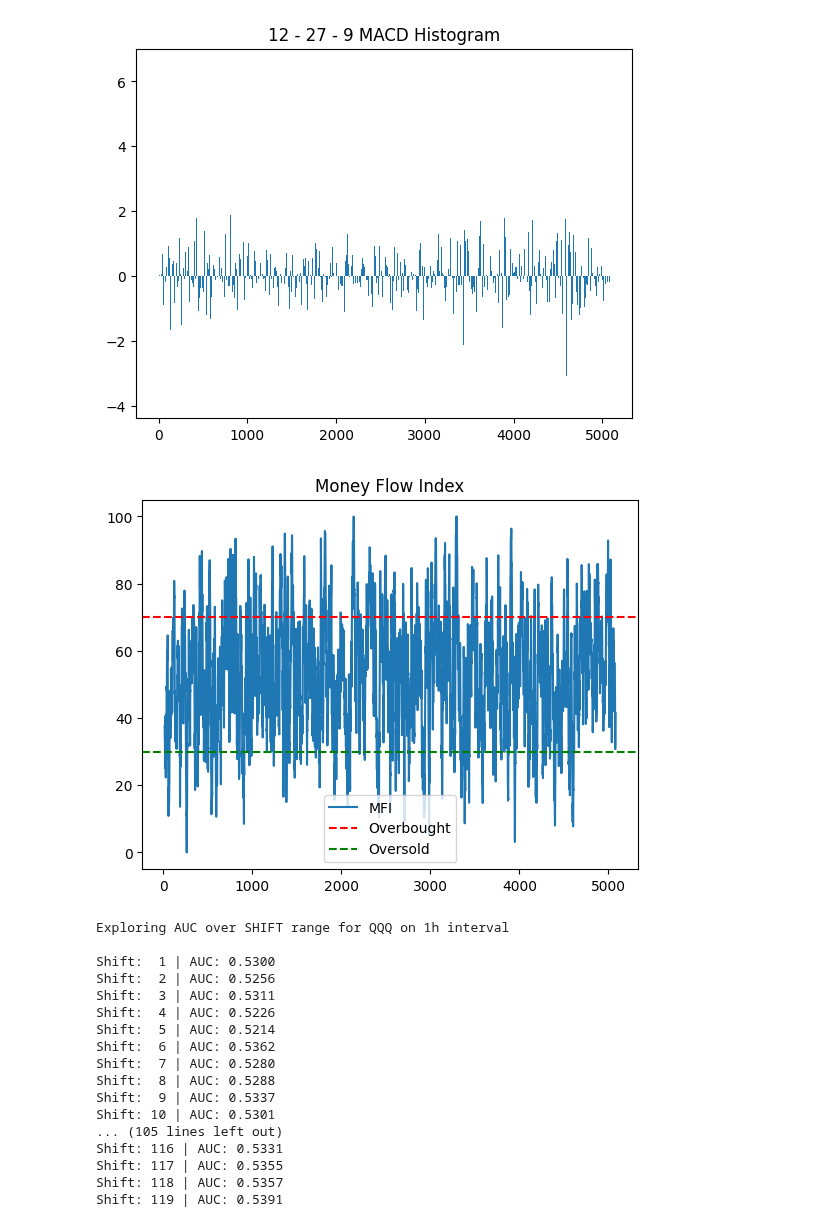
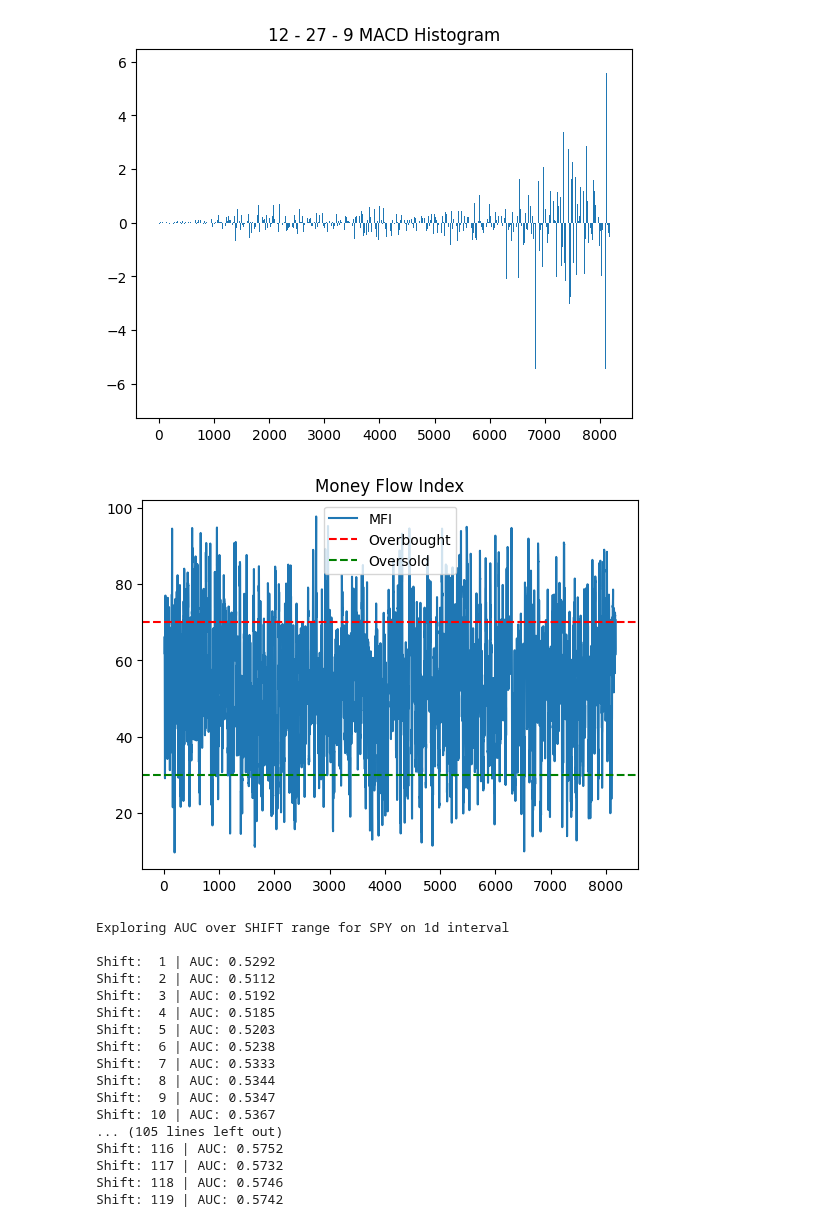
Before and after one commit to franciskamande-ai/MODELS, a Jupyter notebook: Reg_Changes.ipynb, the cells around one changed output. Drawn from its saved outputs; the diff is of its cells as text; code cells hidden in the pictures.

```diff
--- a/Reg_Changes.ipynb
+++ b/Reg_Changes.ipynb
@@ -7,8 +7,8 @@ import statsmodels.api as sm
 import seaborn as sns
 from sklearn.metrics import confusion_matrix, roc_curve, auc, roc_auc_score
 # %%
-TICKER = 'QQQ'
-INTERVAL = '1h'
+TICKER = 'SPY'
+INTERVAL = '1d'
 PERIOD = '730d' if INTERVAL == '1h' else 'max'
 SHIFT_RANGE = range(1, 120)
 MACD_FAST = 12
@@ -22,6 +22,7 @@ RSI_OVERBOUGHT = 70
 RSI_OVERSOLD = 30
 BB_LEN = 20
 DEVS = 2
+CUTOFF = .5
 
 LOOKBACK = 10000
 
@@ -152,14 +153,14 @@ def add_target(df, shift):
     df['Target'] = (df[f'Close + {shift}'] > df['Close']).astype(int)
     return df.dropna().reset_index(drop=True)
 
-def generate_regression_output(df, features=STRATEGY, target='Target'):
+def generate_regression_output(df, features=STRATEGY, target='Target', cutoff=CUTOFF):
     subset = df[features + [target]].replace([np.inf, -np.inf], np.nan).dropna()
 
     if len(subset) < 10:
         raise ValueError("Too few rows after cleaning.")
 
     # Shuffle to break temporal autocorrelation
-    subset = subset.sample(frac=1, random_state=42).reset_index(drop=True)
+    subset = subset.sample(frac=1).reset_index(drop=True)
 
     X = sm.add_constant(subset[features])
     y = subset[target]
@@ -168,7 +169,7 @@ def generate_regression_output(df, features=STRATEGY, target='Target'):
     y_pred_prob = model.predict(X)
 
     df = df.loc[subset.index]
-    df['Prediction'] = (y_pred_prob > 0.5).astype(int)
+    df['Prediction'] = (y_pred_prob > cutoff).astype(int)
     return df, y, y_pred_prob
 
 def add_confusion_matrix(df):
@@ -262,6 +263,8 @@ def main():
 
     return df, results_df
 
+
+
 # Run
 df, results_df = main()
 # %% [output]
@@ -270,19 +273,19 @@ df, results_df = main()
-[figure, old version]
+[figure, new version]
-[figure, old version]
+[figure, new version]
-Exploring AUC over SHIFT range for QQQ on 1h interval
+Exploring AUC over SHIFT range for SPY on 1d interval
 
-Shift:  1 | AUC: 0.5300
-Shift:  2 | AUC: 0.5256
-Shift:  3 | AUC: 0.5311
-Shift:  4 | AUC: 0.5226
-Shift:  5 | AUC: 0.5214
-Shift:  6 | AUC: 0.5362
-Shift:  7 | AUC: 0.5280
-Shift:  8 | AUC: 0.5288
-Shift:  9 | AUC: 0.5337
-Shift: 10 | AUC: 0.5301
+Shift:  1 | AUC: 0.5292
+Shift:  2 | AUC: 0.5112
+Shift:  3 | AUC: 0.5192
+Shift:  4 | AUC: 0.5185
+Shift:  5 | AUC: 0.5203
+Shift:  6 | AUC: 0.5238
+Shift:  7 | AUC: 0.5333
+Shift:  8 | AUC: 0.5344
+Shift:  9 | AUC: 0.5347
+Shift: 10 | AUC: 0.5367
 ... (105 lines left out)
-Shift: 116 | AUC: 0.5331
-Shift: 117 | AUC: 0.5355
-Shift: 118 | AUC: 0.5357
-Shift: 119 | AUC: 0.5391
+Shift: 116 | AUC: 0.5752
+Shift: 117 | AUC: 0.5732
+Shift: 118 | AUC: 0.5746
+Shift: 119 | AUC: 0.5742
```
Also changed, not shown: parts of 1 cell of this notebook, 2 other files.
